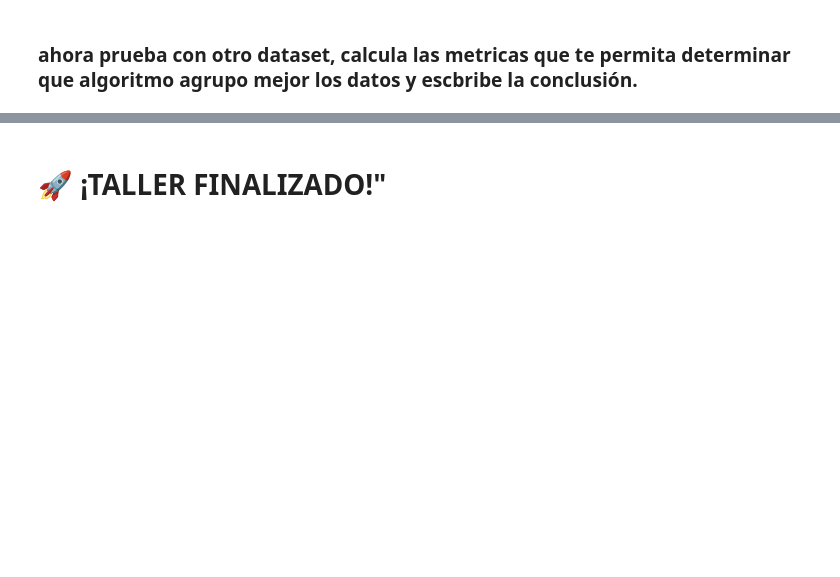
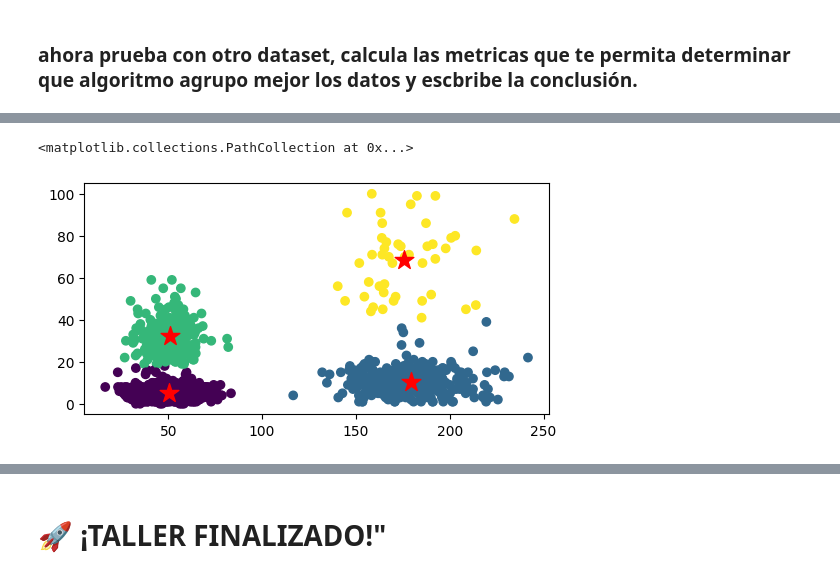
Before and after one commit to SandraNavarrete-docente/aprendizaje-automatico-252601, a Jupyter notebook: 04-MODELOS-NO-SUPERVISADOS/4_4_Métodos_de_clustering_basados_en_particiones_V3.ipynb, the cells around one changed output, grey strips where cells are left out. Cells and saved outputs as stored; diff of their text form; code cells hidden in the pictures; blank space fills up the shorter version.

```diff
--- a/04-MODELOS-NO-SUPERVISADOS/4_4_Métodos_de_clustering_basados_en_particiones_V3.ipynb
+++ b/04-MODELOS-NO-SUPERVISADOS/4_4_Métodos_de_clustering_basados_en_particiones_V3.ipynb
@@ -208,0 +275,11 @@ ax.scatter(Dx[:,0],Dx[:,1], c=Dy)
+# %%
+modelo = KMeans(n_clusters=4, random_state=0)
+Dyp_kmeans2 = modelo.fit_predict(Dx)
+cDx_kmeans2 = modelo.cluster_centers_
+
+fig, ax = plt.subplots(figsize=(6,3))
+ax.scatter(Dx[:,0], Dx[:,1], c=Dyp_kmeans2)
+ax.scatter(cDx_kmeans2[:,0], cDx_kmeans2[:,1], marker='*', s=200, c='r')
+# %% [output]
+<matplotlib.collections.PathCollection at 0x...>
+[figure, added]
```
Also changed, not shown: parts of 19 cells of this notebook.
